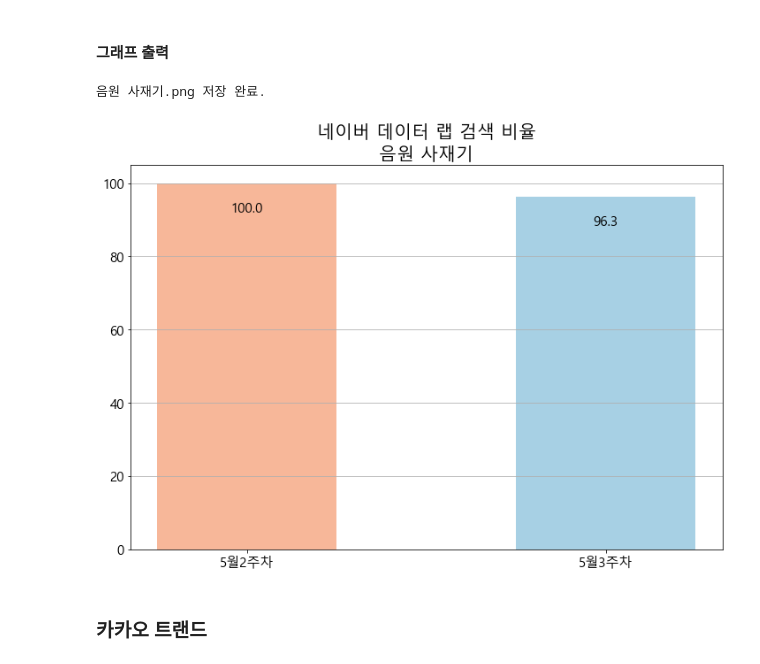
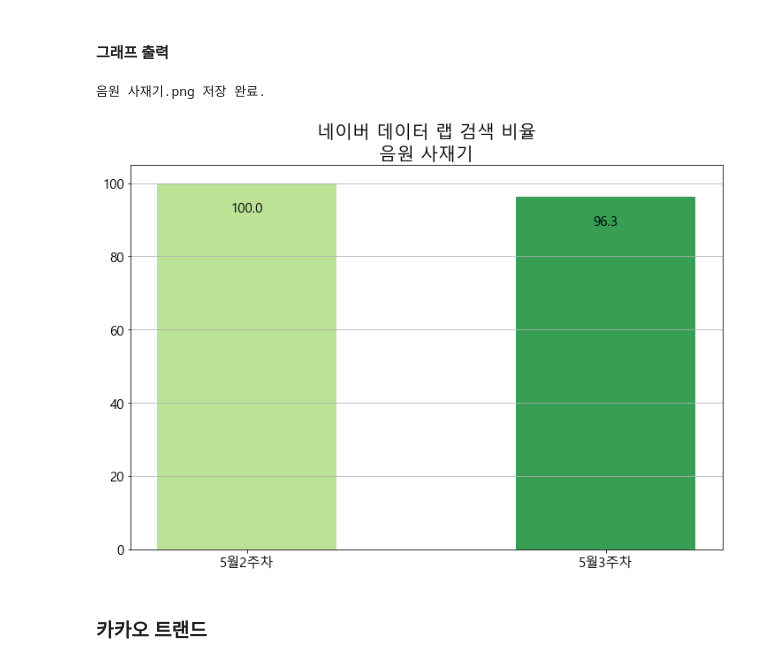
Before and after one commit to kbjung/Wantreez, a Jupyter notebook: Crawling/music/08.karaoke_social_search.ipynb, the cells around one changed output. Cells and saved outputs as stored; diff of their text form; code cells hidden in the pictures.

```diff
--- a/Crawling/music/08.karaoke_social_search.ipynb
+++ b/Crawling/music/08.karaoke_social_search.ipynb
@@ -335,8 +358,8 @@ tj 데이터, 그래프 저장 완료.
 down_folder = 'C:/Users/kbjung/Downloads/'
 down_csv = 'multiTimeline.csv'
 # %%
-ca.install(True)
-driver = webdriver.Chrome()
+# ca.install(True)
+# driver = webdriver.Chrome()
 # %%
 for site_name in site_list:
     save_folder = f'crawled_data/outlier_data/{start_date}_{end_date}'
@@ -546,35 +561,35 @@ for one in file_list:
         start_week = str(date_list[0]).split(' ')[0]
         end_week = str(date_list[-1]).split(' ')[0]
         week_temp = temp[ (temp['날짜'] >= start_week) & (temp['날짜'] <= end_week)].reset_index(drop=True)
         week_temp['검색비율'] = week_temp['검색비율'].astype(float)
         week_temp['검색비율'] = round(week_temp['검색비율'], 1)
 
-        colors = sns.color_palette('RdBu', week_temp.shape[0])
+        colors = sns.color_palette('YlGn', week_temp.shape[0])
         x = xticks_names2
         y = week_temp['검색비율']
         try:
             interval_ratio = math.ceil( max(y) )*0.05
             interval_ratio2 = math.ceil( max(y) )*0.2
             plt.figure( figsize=(12,8) )
             plt.grid(axis='y')
             plt.bar(x, y, color=colors, width=0.5)
             plt.title(f"네이버 데이터 랩 검색 비율\n{word}", fontsize=20)
             plt.xticks(xticks_names2 ,fontsize=15)
             plt.yticks(fontsize=15)
             for i in range( len(y) ):
                     if y[i] <= interval_ratio2:
                         plt.text(x[i], y[i]+interval_ratio, round(y[i],1), fontsize=15, color='black', horizontalalignment='center', verticalalignment='bottom')
                     else:
                         plt.text(x[i], y[i]-interval_ratio, round(y[i],1), fontsize=15, color='black', horizontalalignment='center', verticalalignment='top')
             file_name2 = f'{word}.png'
             save_img_path2 = os.path.join(des2, file_name2)
             plt.savefig(save_img_path2)
             print(f'{file_name2} 저장 완료.')
         except:
             pass
 # %% [output]
 음원 사재기.png 저장 완료.
-[figure, old version]
+[figure, new version]
 # %% [markdown]
 ### 카카오 트랜드
 # %%
```
Also changed, not shown: parts of 6 cells of this notebook.
